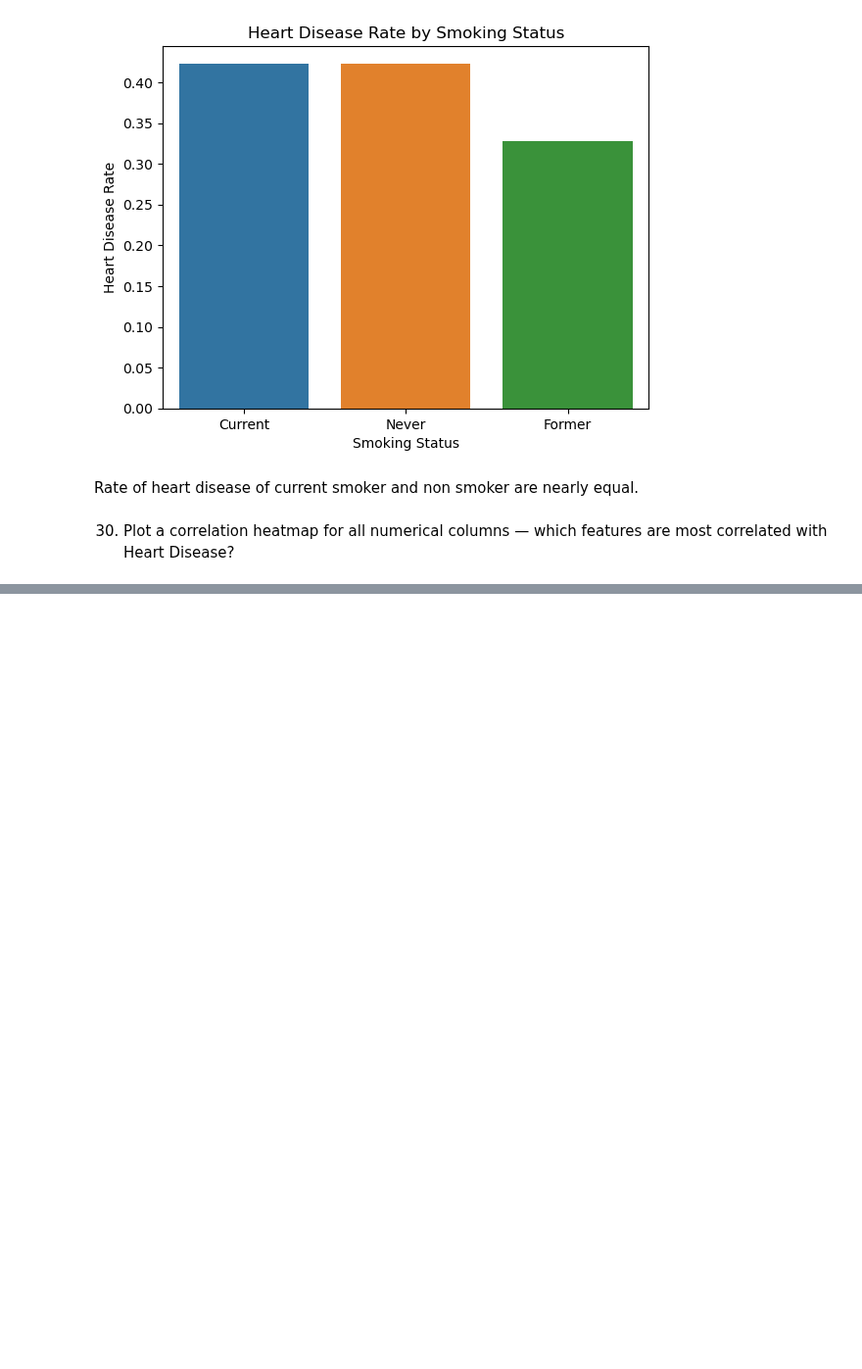
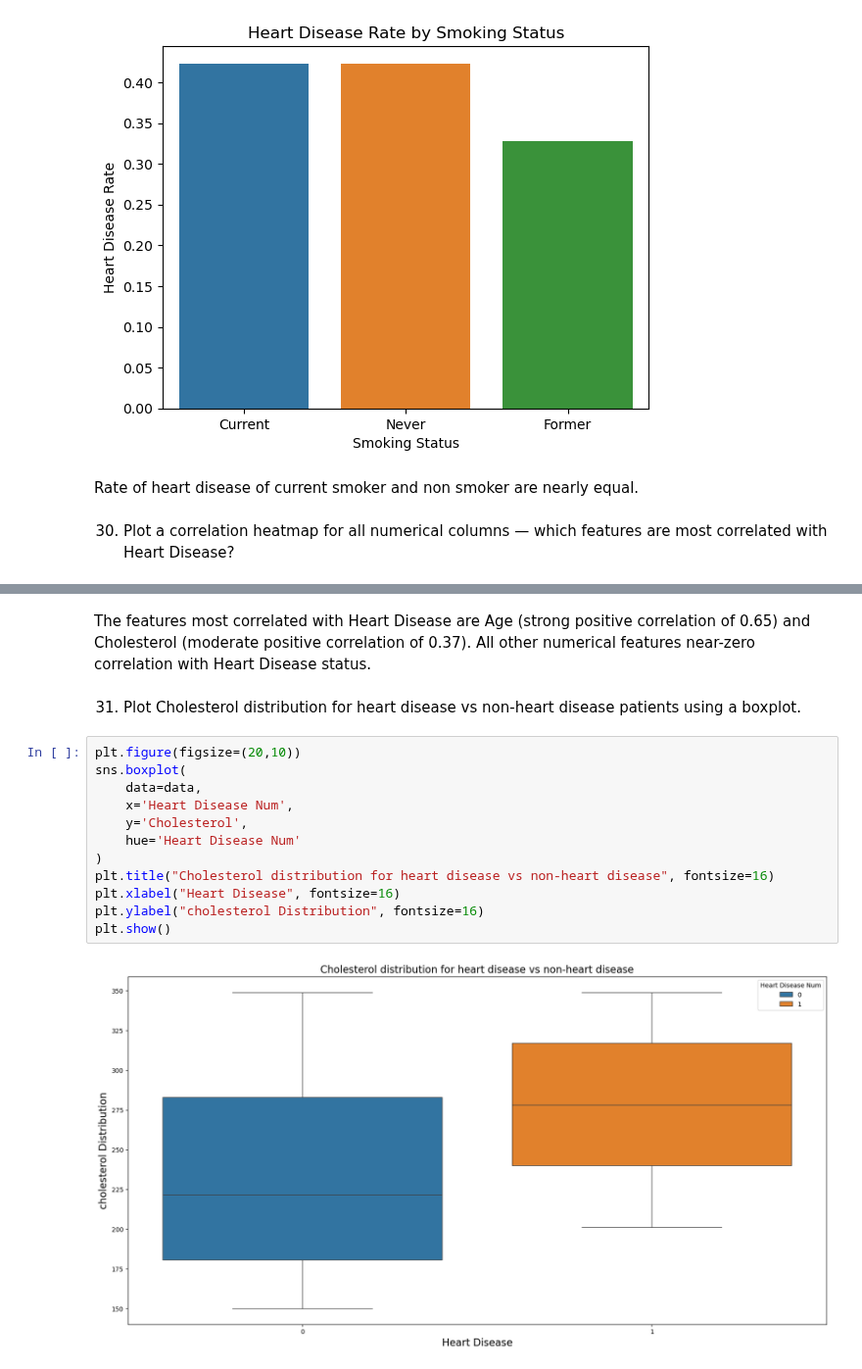
Before and after one commit to bikashsahani/heart-disease-analysis, a Jupyter notebook: heart_disease_analysis.ipynb, the cells around one changed output, grey strips where cells are left out. Shown at 98% size. Saved outputs shown, nothing was run; the diff lists cells and outputs as text; blank space fills up the shorter version.

```diff
--- a/heart_disease_analysis.ipynb
+++ b/heart_disease_analysis.ipynb
@@ -740,0 +758,18 @@ Rate of heart disease of current smoker and non smoker are nearly equal.
+# %% [markdown]
+The features most correlated with Heart Disease are Age (strong positive correlation of 0.65) and Cholesterol (moderate positive correlation of 0.37). All other numerical features near-zero correlation with Heart Disease status.
+# %% [markdown]
+31. Plot Cholesterol distribution for heart disease vs non-heart disease patients using a boxplot.
+# %%
+plt.figure(figsize=(20,10))
+sns.boxplot(
+    data=data,
+    x='Heart Disease Num',
+    y='Cholesterol',
+    hue='Heart Disease Num'
+)
+plt.title("Cholesterol distribution for heart disease vs non-heart disease", fontsize=16)
+plt.xlabel("Heart Disease", fontsize=16)
+plt.ylabel("cholesterol Distribution", fontsize=16)
+plt.show()
+# %% [output]
+[figure, added]
```
Also changed, not shown: parts of 24 cells of this notebook, 1 other file.
